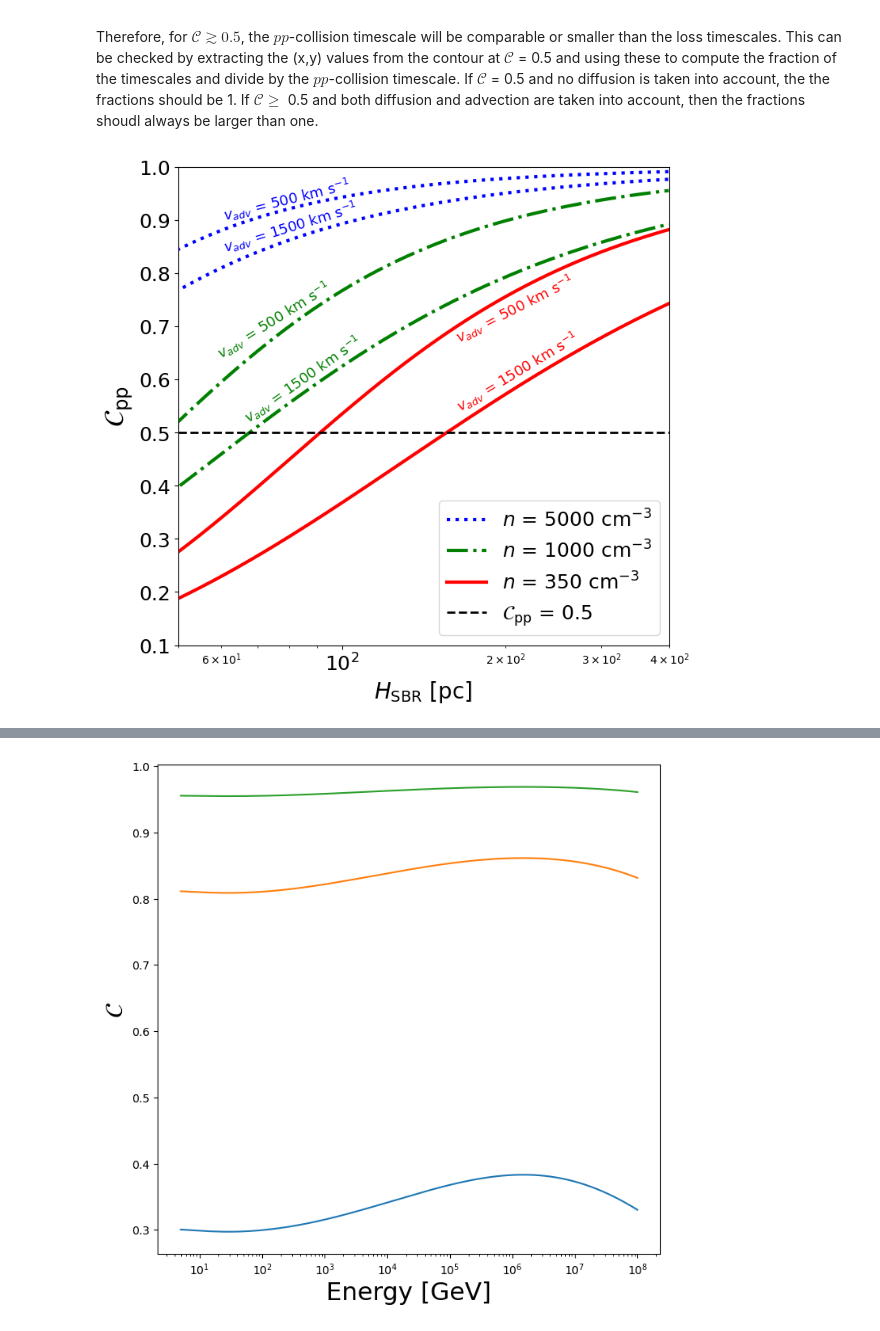
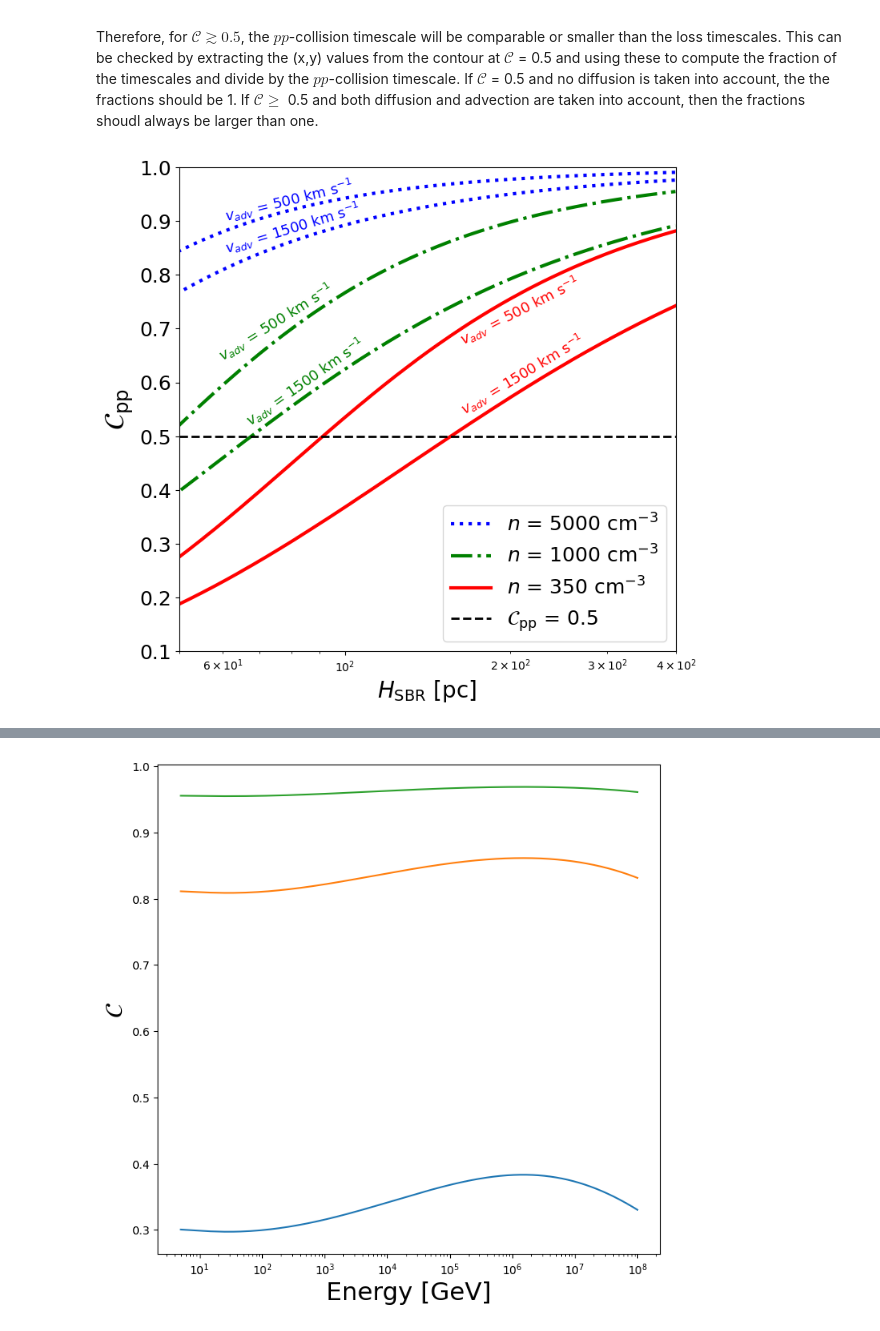
Before and after one commit to YarnoMerckx/u-lirg-timescale-analysis, a Jupyter notebook: Timescale.ipynb, the cells around one changed output, grey strips where cells are left out. Drawn from its saved outputs; the diff is of its cells as text; code cells hidden in the pictures.

```diff
--- a/Timescale.ipynb
+++ b/Timescale.ipynb
@@ -387,6 +388,7 @@ t = tau_diff_quasi(1e7,1,200,5/3,200)
 #    print(pp_col(1e7,x_Kolmogorov[i])/pp_col(1e7,x_Kolmogorov[i]),advection(150,y_Kolmogorov[i])/pp_col(1e7,x_Kolmogorov[i]),t/pp_col(1e7,x_Kolmogorov[i]))
 # %%
 fig=plt.figure(figsize=(8,8), dpi= 100, facecolor='w', edgecolor='k')
+#fig1, ax1 = plt.subplots()
 
 #import matplotlib.ticker
 
@@ -398,32 +400,32 @@ plt.plot(scale_H,C_cal(1e7,5000,1500,scale_H,0,0,250,"Kolmogorov Peretti"),lines
 
 plt.plot(scale_H,C_cal(1e7,1000,500,scale_H,0,0,250,"Kolmogorov Peretti"),'-.',color= 'green', label =  '$n$ = 1000 cm$^{-3}$',linewidth = 3)
 plt.plot(scale_H,C_cal(1e7,1000,1500,scale_H,0,0,250,"Kolmogorov Peretti"),'-.',color= 'green',linewidth = 3)
 
 
 plt.plot(scale_H,C_cal(1e7,350,500,scale_H,0,0,250,"Kolmogorov Peretti"), color ='red', label = '$n$ = 350 cm$^{-3}$',linewidth = 3)
 plt.plot(scale_H,C_cal(1e7,350,1500,scale_H,0,0,250,"Kolmogorov Peretti"),color ='red',linewidth = 3)
 
 
 plt.axhline(y=0.5, color = 'k',linestyle = 'dashed',linewidth = 2, label = '$\mathcal{C}_{\mathrm{pp}}$ = 0.5')
 
 plt.text(60,0.90, "$v_{adv}$ = 500 km s$^{-1}$", rotation = 14, color = 'blue', fontsize = 13)
 plt.text(60,0.84, "$v_{adv}$ = 1500 km s$^{-1}$", rotation = 17, color = 'blue', fontsize = 13)
 plt.text(58,0.64, "$v_{adv}$ = 500 km s$^{-1}$", rotation = 32, color = 'green', fontsize = 13)
 plt.text(65,0.52, "$v_{adv}$ = 1500 km s$^{-1}$", rotation = 35, color = 'green', fontsize = 13)
 plt.text(160,0.67, "$v_{adv}$ = 500 km s$^{-1}$", rotation = 27, color = 'red',fontsize = 13)
 plt.text(160,0.54, "$v_{adv}$ = 1500 km s$^{-1}$", rotation = 31, color = 'red', fontsize = 13)
 
 
 
 
 plt.legend( fontsize = 18, loc = 'lower right')
 plt.xlabel('$H_{\mathrm{SBR}}$ [pc] ', fontsize = 20)
 plt.ylabel('$\mathcal{C}_{\mathrm{pp}}$', fontsize = 25)
 plt.yticks(fontsize = 18)
-plt.xticks(fontsize = 18)
+plt.xticks([60,100])
 plt.ylim(0.1,1,0.1)
 plt.xlim(50,400)
 plt.xscale('log')
 plt.savefig("/Users/yarno/Documents/PhD/Pictures/hsb.pdf",bbox_inches="tight")
 # %% [output]
-[figure, old version]
+[figure, new version]
```
Also changed, not shown: parts of 4 cells of this notebook.
